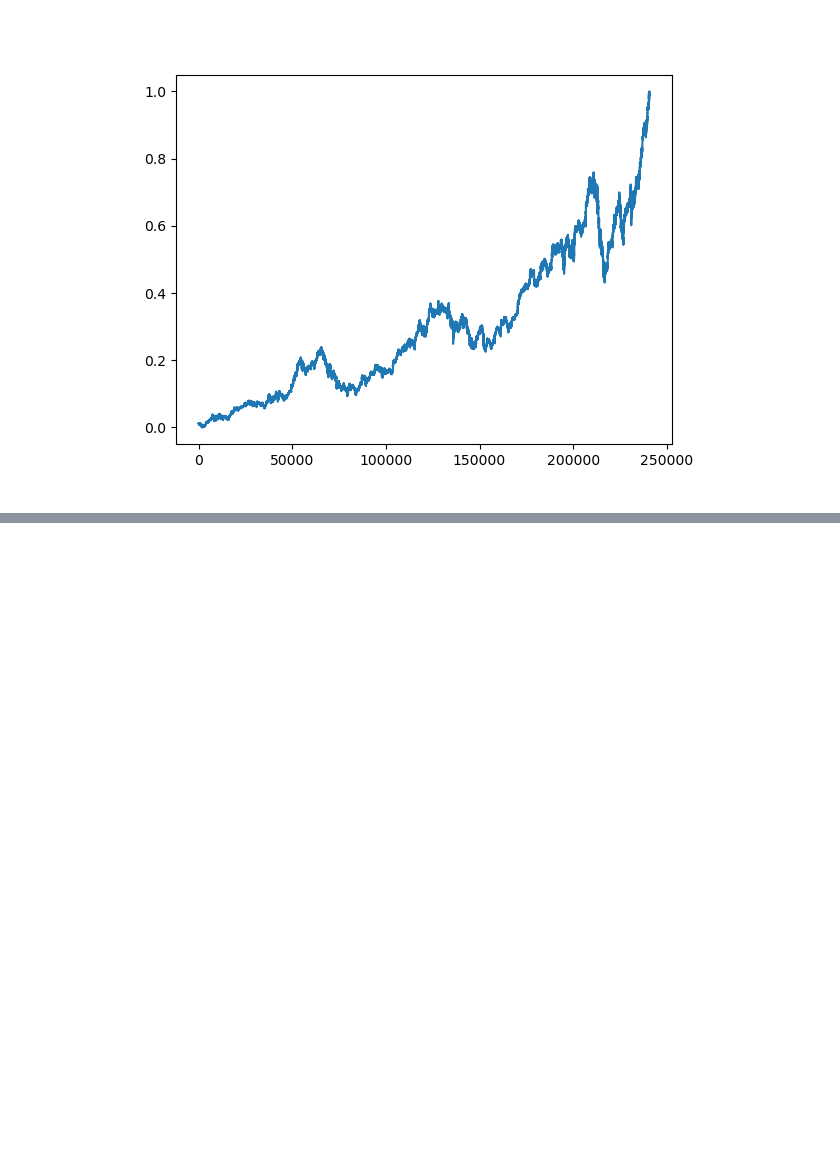
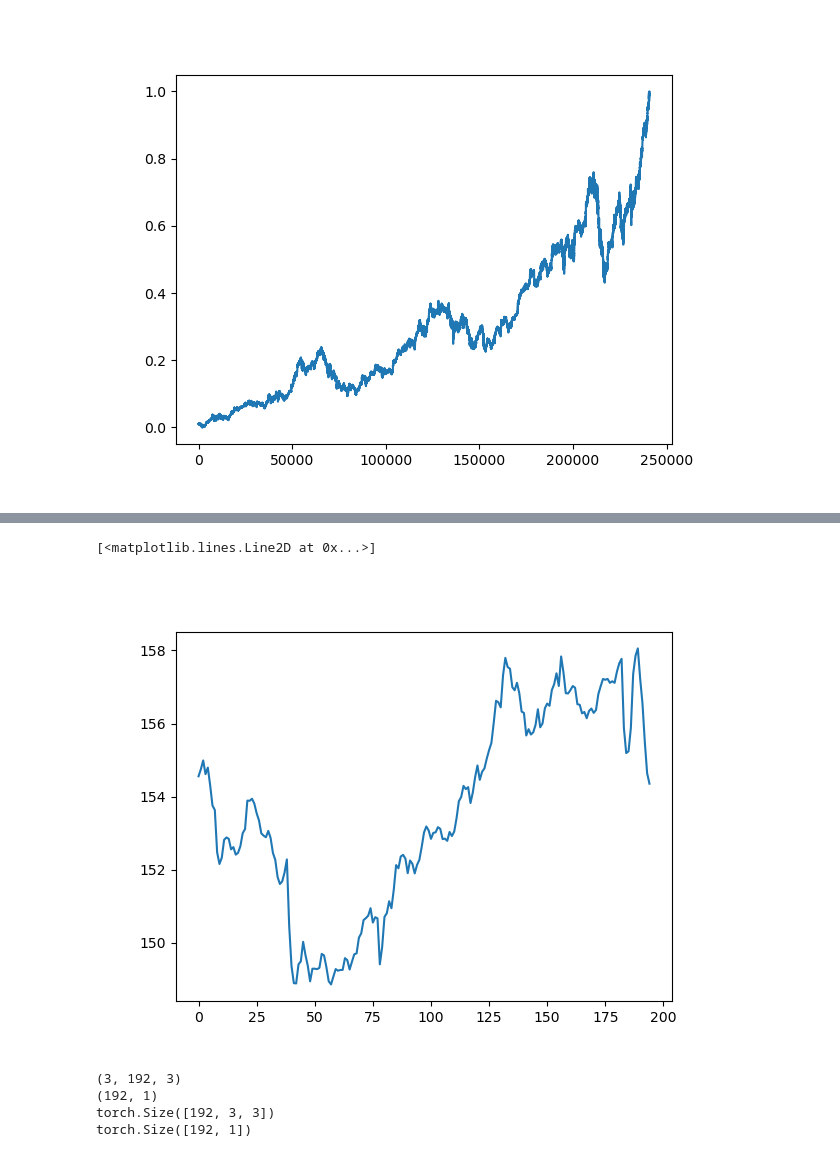
Before and after one commit to Aaronlozhkin/Apple-LSTM-Stock-Predictor, a Jupyter notebook: predictingAPPL.ipynb, the cells around one changed output, grey strips where cells are left out. Cells and saved outputs as stored; diff of their text form; code cells hidden in the pictures; blank space fills up the shorter version.

```diff
--- a/predictingAPPL.ipynb
+++ b/predictingAPPL.ipynb
@@ -400,0 +480,18 @@ plt.show(f3)
+# %%
+ema_12 = APPL_df['Open'].ewm(span=12, adjust=False).mean()
+ema_26 = APPL_df['Open'].ewm(span=26, adjust=False).mean()
+APPL_df['MACD'] = ema_12 - ema_26
+APPL_df['RSI14'] = pta.rsi(APPL_df['Open'], length=14)
+
+df_10min = APPL_df.resample('10Min').mean().backfill()
+
+df_10min = RemoveAndFormatNAN(df_10min).reset_index()
+print(df_10min.shape)
+df_10min = df_10min.loc[df_10min['Open'].shift() != df_10min['Open']].reset_index()
+
+print(df_10min)
+
+f2, ax2 = plt.subplots(1)
+
+ax2.plot(df_10min['Open'])
+# %% [output]
@@ -400,0 +515,29 @@ plt.show(f3)
+[<matplotlib.lines.Line2D at 0x...>]
+[figure, added]
+# %%
+time_step = 3
+features = 3
+
+X, scalerX = x_dataset(df_10min[['Open', 'MACD', 'RSI14']], features, time_step, scaler=True)
+Y, scalerY = y_dataset(df_10min[['Close']], time_step, scaler=True)
+
+print(X.shape)
+print(Y.shape)
+
+device = "cuda:0"
+
+size = int(round(X.shape[1] * 0.8))
+
+
+X_test = torch.tensor(X, device=device)
+Y_test = torch.tensor(Y, device=device)
+
+X_test = X_test.permute(1, 2, 0)
+
+print(X_test.shape)
+print(Y_test.shape)
+# %% [output]
+(3, 192, 3)
+(192, 1)
+torch.Size([192, 3, 3])
+torch.Size([192, 1])
```
Also changed, not shown: parts of 15 cells of this notebook.
